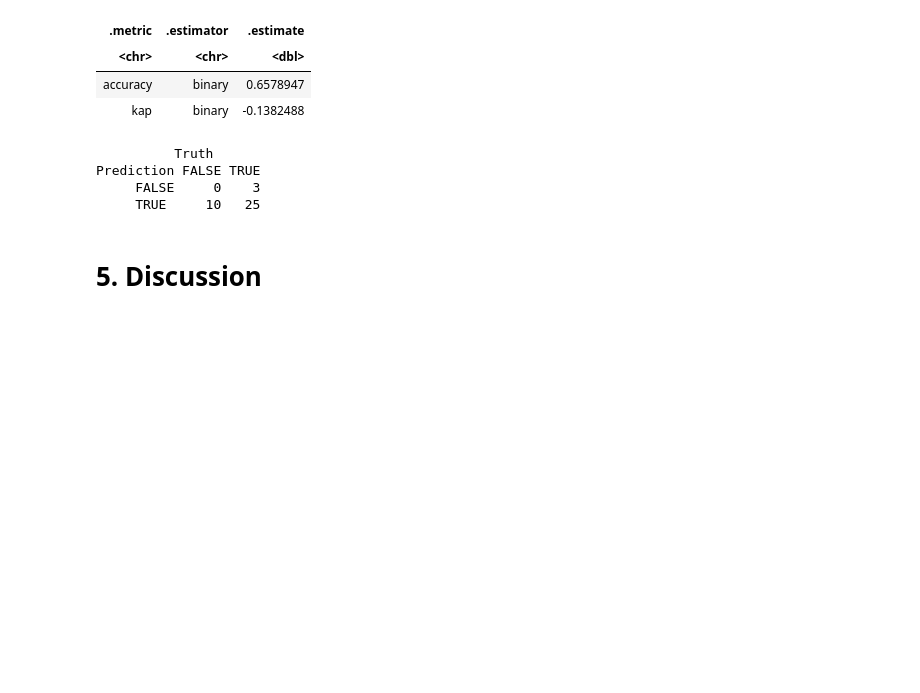
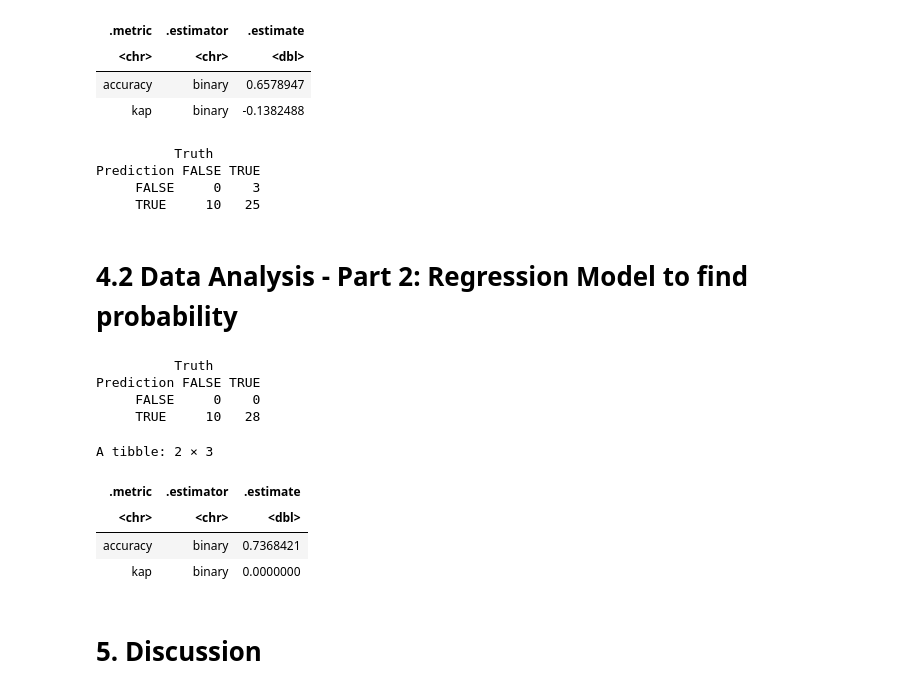
Before and after one commit to evanvoorbergen/DSCI100-group2project, a Jupyter notebook: group_2.ipynb, the cells around one changed output. Cells and saved outputs as stored; diff of their text form; code cells hidden in the pictures; blank space fills up the shorter version.

Commit message:
Added Section 4.2 to find probability from logistic regression

```diff
--- a/group_2.ipynb
+++ b/group_2.ipynb
@@ -411,5 +411,45 @@ A tibble: 2 × 3
 Prediction FALSE TRUE
      FALSE     0    3
      TRUE     10   25
+# %% [markdown]
+# 4.2 Data Analysis - Part 2: Regression Model to find probability
+# %%
+# 1. Define the model specification
+log_spec <- logistic_reg() |>
+  set_engine("glm") |>
+  set_mode("classification")
+
+# 2. Build the workflow
+probability_workflow <- workflow() |>
+  add_model(log_spec) |>
+  add_recipe(newspaper_AH_recipe)
+
+# 3. Fit the model to the training data & Evaluate on the test set
+probability_fit <- probability_workflow |>
+  fit(data = player_training)
+
+# We predict both the class (.pred_class) and the probabilities (.pred_TRUE)
+news_AH_predictions <- predict(probability_fit, player_testing) |>
+  bind_cols(predict(probability_fit, player_testing, type = "prob")) |>
+  bind_cols(player_testing)
+
+# 4. Performance Metrics
+# Confusion Matrix
+simple_conf_mat <- conf_mat(news_AH_predictions, truth = subscribe, estimate = .pred_class)
+simple_conf_mat
+
+# Accuracy
+simple_metrics <- metrics(news_AH_predictions, truth = subscribe, estimate = .pred_class)
+simple_metrics
+# %% [output]
+          Truth
+Prediction FALSE TRUE
+     FALSE     0    0
+     TRUE     10   28
+A tibble: 2 × 3
+| .metric | .estimator | .estimate |
+| <chr> | <chr> | <dbl> |
+| accuracy | binary | 0.7368421 |
+| kap | binary | 0.0000000 |
 # %% [markdown]
 # 5. Discussion
```
